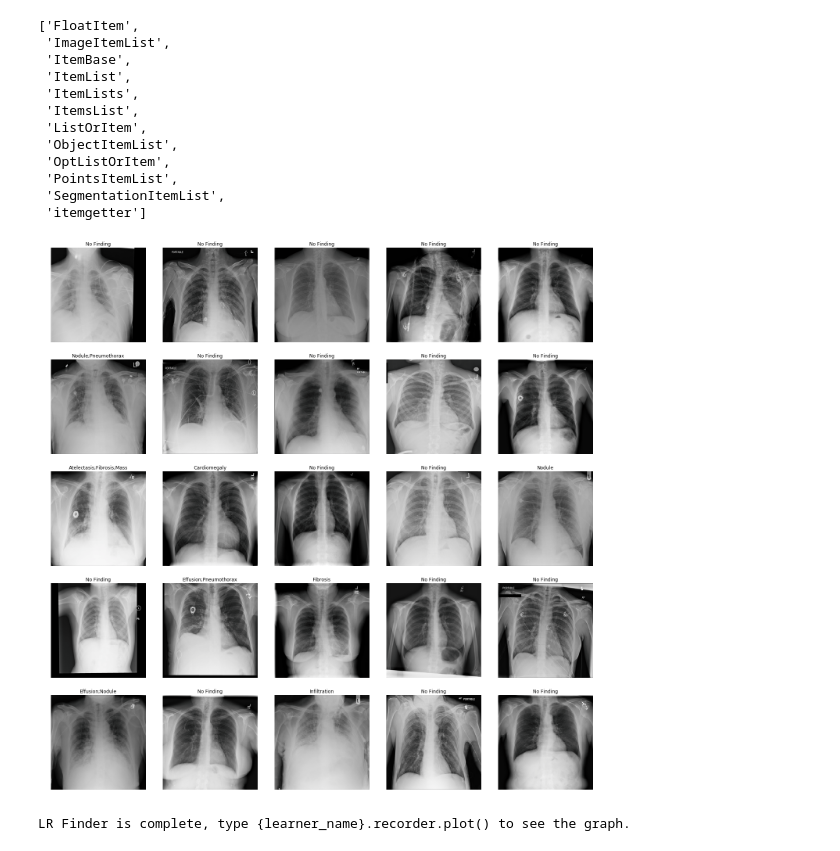
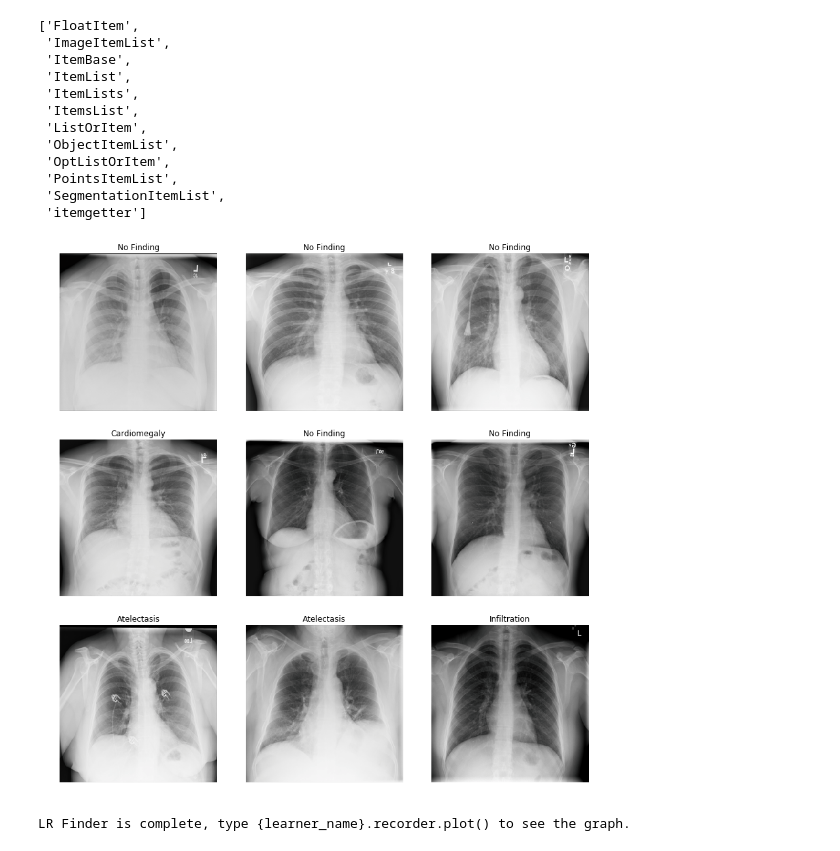
Before and after one commit to remiconnesson/chestxray, a Jupyter notebook: training_only_256.ipynb, the cells around one changed output. Cells and saved outputs as stored; diff of their text form; code cells hidden in the pictures.

```diff
--- a/training_only_256.ipynb
+++ b/training_only_256.ipynb
@@ -89,9 +89,9 @@ src = (ImageItemList.from_df(df=train_df, cols='Image Index', path=p/'large_file
       .random_split_by_pct(seed=777).label_from_df(cols='Finding Labels', label_delim ='|'))
 data256 = src.databunch().normalize(imagenet_stats)
 # %%
-data256.show_batch()
+data256.show_batch(rows=3)
 # %% [output]
-[figure, old version]
+[figure, new version]
 # %%
 learn = create_cnn(data=data256, arch=models.resnet34,  metrics=[accuracy_thresh, fbeta])
 # %%
```
